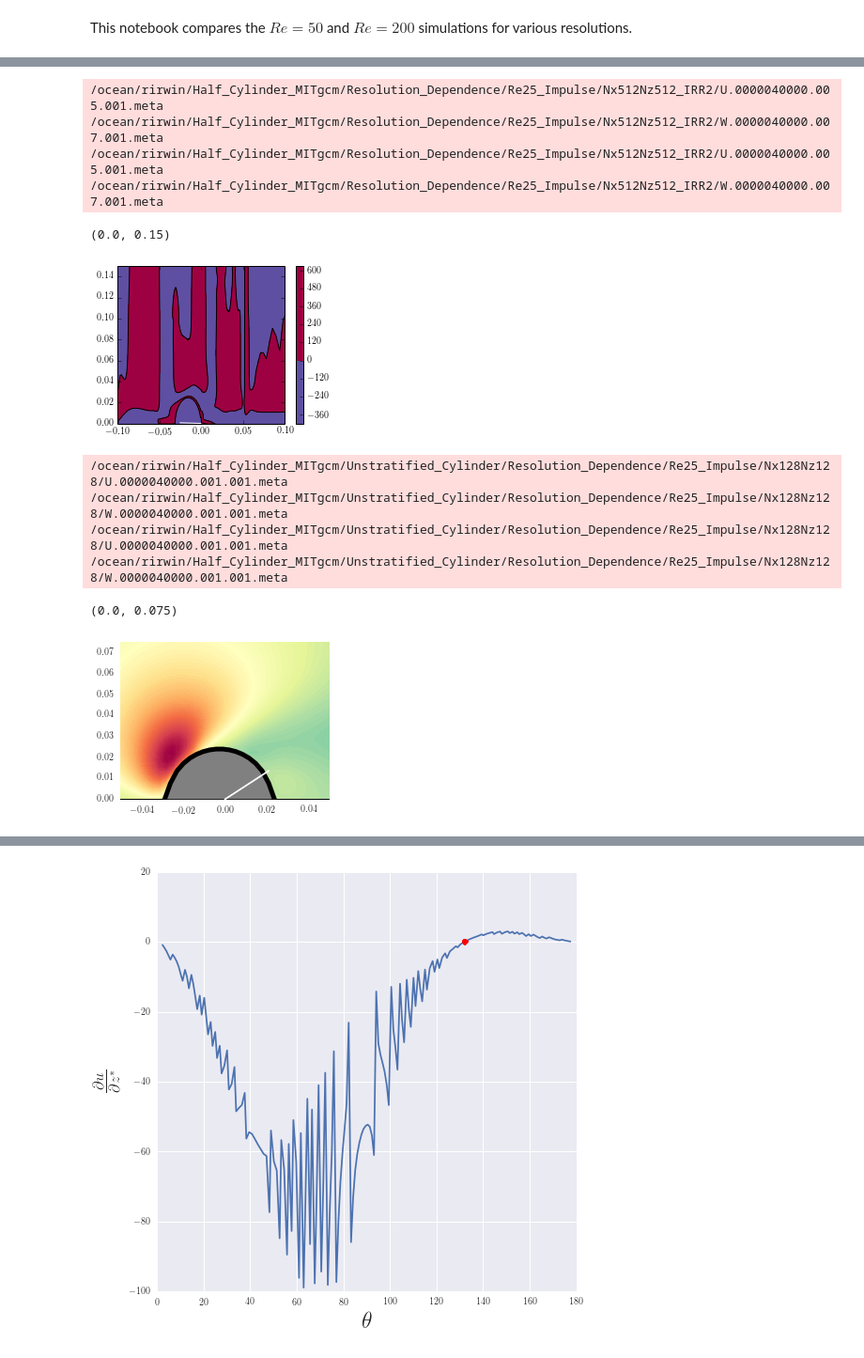
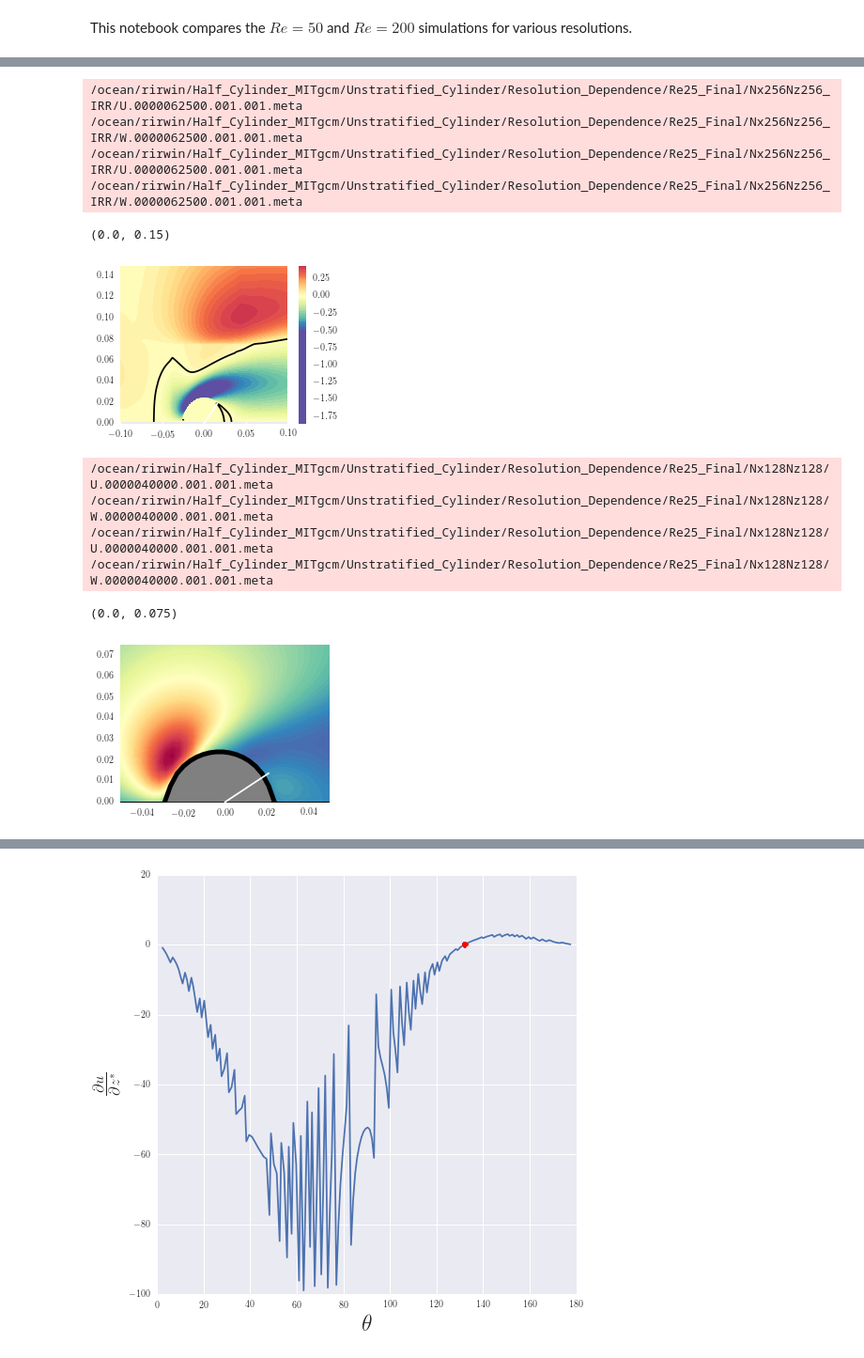
Before and after one commit to UBC-MOAD/flow_separation, a Jupyter notebook: half_cylinder_notebooks/feb2.ipynb, the cells around one changed output, grey strips where cells are left out. Shown at 94% size. Cells and saved outputs as stored; diff of their text form; code cells hidden in the pictures.

```diff
--- a/half_cylinder_notebooks/feb2.ipynb
+++ b/half_cylinder_notebooks/feb2.ipynb
@@ -29,6 +29,8 @@ cyl_case = []
 
 cyl_case.append(cyl.CylCase('/ocean/rirwin/Half_Cylinder_MITgcm/Unstratified_Cylinder/Resolution_Dependence/Re25_Final/Nx128Nz128/'))
 cyl_case.append(cyl.CylCase('/ocean/rirwin/Half_Cylinder_MITgcm/Unstratified_Cylinder/Resolution_Dependence/Re25_Final/Nx256Nz256/'))
+cyl_case.append(cyl.CylCase('/ocean/rirwin/Half_Cylinder_MITgcm/Unstratified_Cylinder/Resolution_Dependence/Re25_Final/Nx128Nz128_IRR/'))
 cyl_case.append(cyl.CylCase('/ocean/rirwin/Half_Cylinder_MITgcm/Unstratified_Cylinder/Resolution_Dependence/Re25_Final/Nx512Nz512/'))
-#cyl_case.append(cyl.CylCase('/ocean/rirwin/Half_Cylinder_MITgcm/Unstratified_Cylinder/Resolution_Dependence/Re25_Impulse/Nx512Nz512_IRR/'))
+cyl_case.append(cyl.CylCase('/ocean/rirwin/Half_Cylinder_MITgcm/Unstratified_Cylinder/Resolution_Dependence/Re25_Final/Nx256Nz256_IRR/'))
+cyl_case.append(cyl.CylCase('/ocean/rirwin/Half_Cylinder_MITgcm/Unstratified_Cylinder/Resolution_Dependence/Re25_Final/Nx512Nz512_IRR/'))
 #cyl_case.append(cyl.CylCase('/ocean/rirwin/Half_Cylinder_MITgcm/Resolution_Dependence/Re25_Impulse/Nx512Nz512_IRR2/'))
@@ -78,0 +37,23 @@ id_str.append(r"$\delta$/dz={:1.0f}".format(np.floor(delta/np.sqrt(dzmin**2))))
+# %%
+NCASES = len(cyl_case)
+
+dout = []
+max_out = []
+id_str = []
+dx_vals = []
+dz_vals = []
+
+#Re = 25
+
+delta = np.sqrt(2e-5/0.01)
+delta = 0.025
+
+for ii in range(0,NCASES):
+    outdat = cyl_case[ii].find_out_data()
+    dout.append(outdat[0])
+    max_out.append(outdat[1])
+    dx_vals.append(np.min(np.abs(cyl_case[ii].XC[2:]-cyl_case[ii].XC[:-2])))
+    dz_vals.append(np.min(np.abs(cyl_case[ii].ZC[2:]-cyl_case[ii].ZC[:-2])))
+    id_str.append(r"$\delta$/dz={:1.0f}".format(np.floor(delta/dz_vals[ii])))
+
+print id_str
@@ -202,26 +182,27 @@ HTML(embed_video(4))
 # %%
 n=1
 U,W,vort=cyl_case[4].get_fields_at_output(n*dout[4])
 thet,dudz = cyl_case[4].get_dudz(n*dout[4]);
 sep_pt = cyl_case[4].find_zero(thet,dudz)
 
 thet_0 = (180-sep_pt)*np.pi/180
 
 fig, ax = plt.subplots(figsize=(4,3))
 plt.contourf(cyl_case[4].XG,cyl_case[4].ZG,vort,100,vmin=-0.5,vmax=0.5,cmap='Spectral_r')
+plt.clim((-0.5,0.5))
 plt.colorbar()
 plt.contour(cyl_case[4].XG,cyl_case[4].ZG,vort,vmin=-0.5,vmax=0.5,levels=[0],colors=['k'])
 plt.fill(cyl_case[4].XG-0.001,0.149-cyl_case[4].Depth,facecolor='gray',lw=5)
 plt.plot([0, np.cos(thet_0)*0.025],[0,np.sin(thet_0)*0.025],'-w')
 plt.xlim((-0.10,0.10))
 plt.ylim((0.0,0.15))
 # %% [output]
-/ocean/rirwin/Half_Cylinder_MITgcm/Resolution_Dependence/Re25_Impulse/Nx512Nz512_IRR2/U.0000040000.005.001.meta
-/ocean/rirwin/Half_Cylinder_MITgcm/Resolution_Dependence/Re25_Impulse/Nx512Nz512_IRR2/W.0000040000.007.001.meta
-/ocean/rirwin/Half_Cylinder_MITgcm/Resolution_Dependence/Re25_Impulse/Nx512Nz512_IRR2/U.0000040000.005.001.meta
-/ocean/rirwin/Half_Cylinder_MITgcm/Resolution_Dependence/Re25_Impulse/Nx512Nz512_IRR2/W.0000040000.007.001.meta
+/ocean/rirwin/Half_Cylinder_MITgcm/Unstratified_Cylinder/Resolution_Dependence/Re25_Final/Nx256Nz256_IRR/U.0000062500.001.001.meta
+/ocean/rirwin/Half_Cylinder_MITgcm/Unstratified_Cylinder/Resolution_Dependence/Re25_Final/Nx256Nz256_IRR/W.0000062500.001.001.meta
+/ocean/rirwin/Half_Cylinder_MITgcm/Unstratified_Cylinder/Resolution_Dependence/Re25_Final/Nx256Nz256_IRR/U.0000062500.001.001.meta
+/ocean/rirwin/Half_Cylinder_MITgcm/Unstratified_Cylinder/Resolution_Dependence/Re25_Final/Nx256Nz256_IRR/W.0000062500.001.001.meta
 (0.0, 0.15)
-[figure, old version]
+[figure, new version]
 # %%
 n=40
 CASE = 0
@@ -239,9 +220,9 @@ plt.plot([0, np.cos(thet_0)*0.025],[0,np.sin(thet_0)*0.025],'-w')
 plt.xlim((-0.05,0.05))
 plt.ylim((0.0,0.075))
 # %% [output]
-/ocean/rirwin/Half_Cylinder_MITgcm/Unstratified_Cylinder/Resolution_Dependence/Re25_Impulse/Nx128Nz128/U.0000040000.001.001.meta
-/ocean/rirwin/Half_Cylinder_MITgcm/Unstratified_Cylinder/Resolution_Dependence/Re25_Impulse/Nx128Nz128/W.0000040000.001.001.meta
-/ocean/rirwin/Half_Cylinder_MITgcm/Unstratified_Cylinder/Resolution_Dependence/Re25_Impulse/Nx128Nz128/U.0000040000.001.001.meta
-/ocean/rirwin/Half_Cylinder_MITgcm/Unstratified_Cylinder/Resolution_Dependence/Re25_Impulse/Nx128Nz128/W.0000040000.001.001.meta
+/ocean/rirwin/Half_Cylinder_MITgcm/Unstratified_Cylinder/Resolution_Dependence/Re25_Final/Nx128Nz128/U.0000040000.001.001.meta
+/ocean/rirwin/Half_Cylinder_MITgcm/Unstratified_Cylinder/Resolution_Dependence/Re25_Final/Nx128Nz128/W.0000040000.001.001.meta
+/ocean/rirwin/Half_Cylinder_MITgcm/Unstratified_Cylinder/Resolution_Dependence/Re25_Final/Nx128Nz128/U.0000040000.001.001.meta
+/ocean/rirwin/Half_Cylinder_MITgcm/Unstratified_Cylinder/Resolution_Dependence/Re25_Final/Nx128Nz128/W.0000040000.001.001.meta
 (0.0, 0.075)
-[figure, old version]
+[figure, new version]
```
Also changed, not shown: parts of 14 cells of this notebook, 1 other file.
